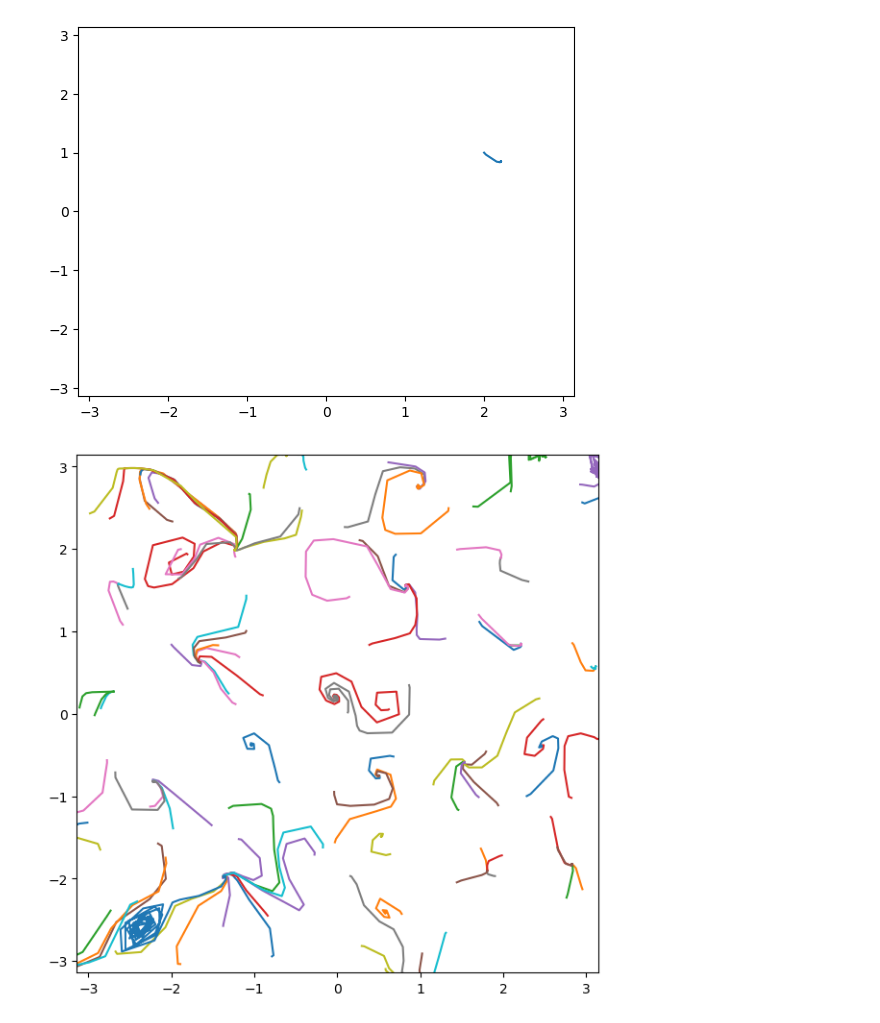
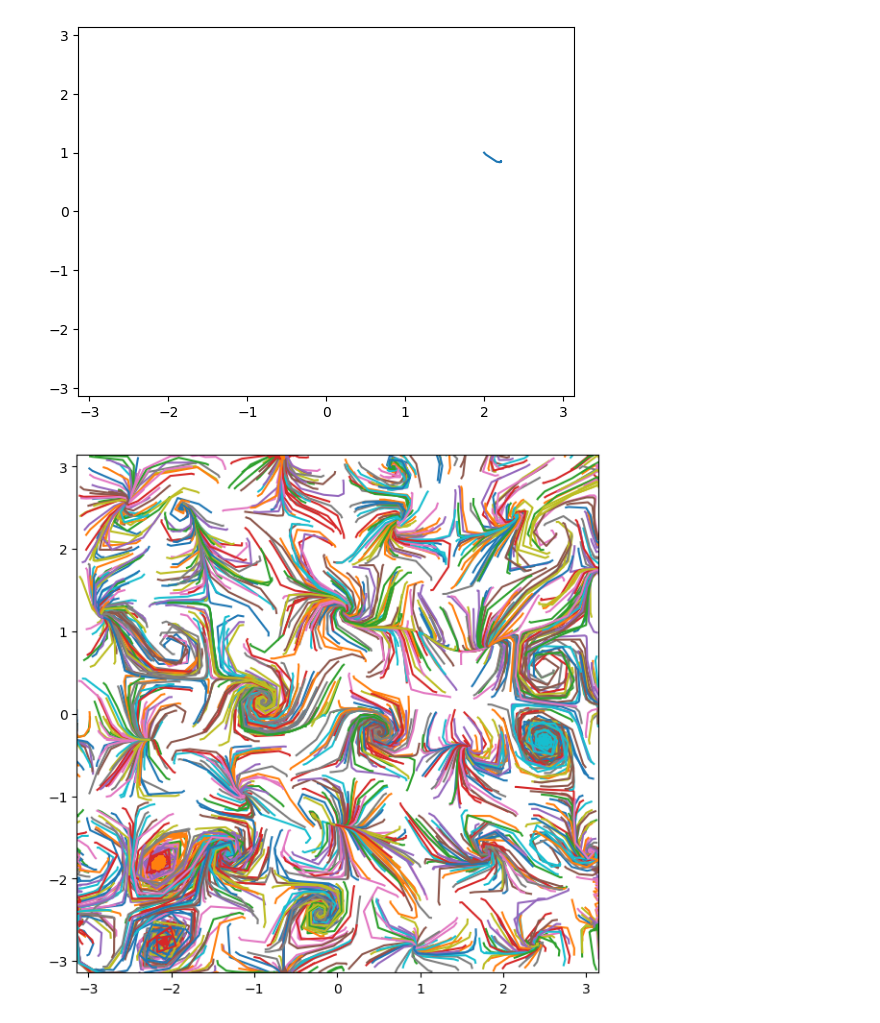
Before and after one commit to bpellow/m2rproject, a Jupyter notebook: exact_trajectories.ipynb, the cells around one changed output. Saved outputs shown, nothing was run; the diff lists cells and outputs as text; code cells hidden in the pictures.

```diff
--- a/exact_trajectories.ipynb
+++ b/exact_trajectories.ipynb
@@ -63,10 +63,10 @@ plt.show()
 # %%
 t_span = (0,2000)
 #t_eval = np.linspace(t_span[0], t_span[1], num=500)
-
+hyh
 #Randomly select initial points
 np.random.seed(42)
-num_points = 100
+num_points = 2000
 x_coords = np.random.uniform(-np.pi, np.pi, num_points)
 y_coords = np.random.uniform(-np.pi, np.pi, num_points)
 initial_conditions = np.column_stack((x_coords, y_coords))
@@ -79,20 +79,20 @@ for y0 in initial_conditions:
 # %%
 #Plot the trajectories
 
 plt.figure(figsize=(7, 7))
 plt.xlim(-np.pi, np.pi)
 plt.ylim(-np.pi, np.pi)
 
 # Save the trajectories
 import pickle
-file = open('particle_trajectories', 'wb')
+file = open('particle_trajectories_2000', 'wb')
 pickle.dump(solutions, file)
 
 for sol in solutions:
   plt.plot(sol.y[0],sol.y[1])
 
 
 
 plt.show()
 # %% [output]
-[figure, old version]
+[figure, new version]
```
Also changed, not shown: 8 other files.
